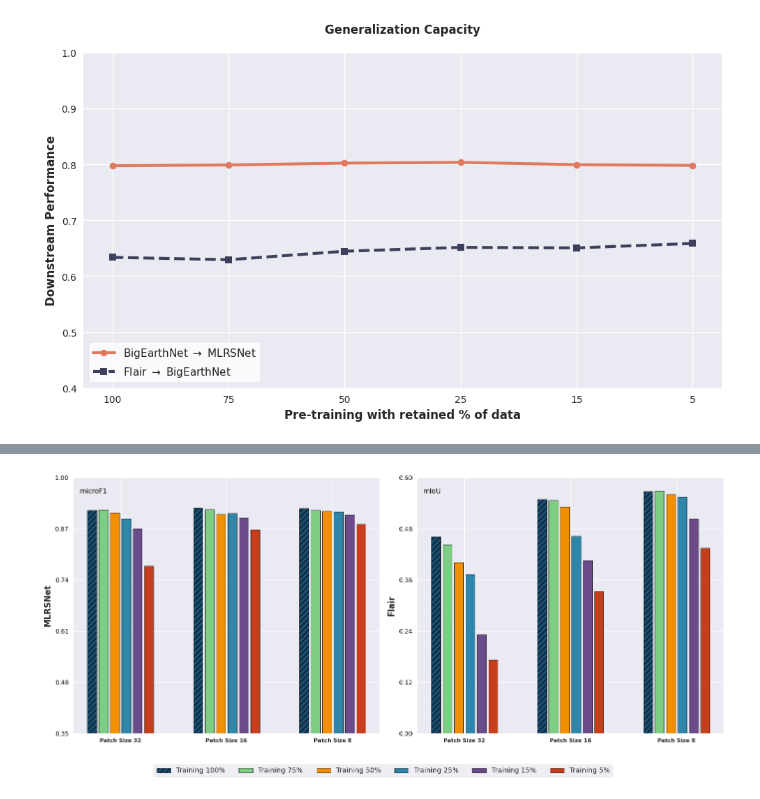
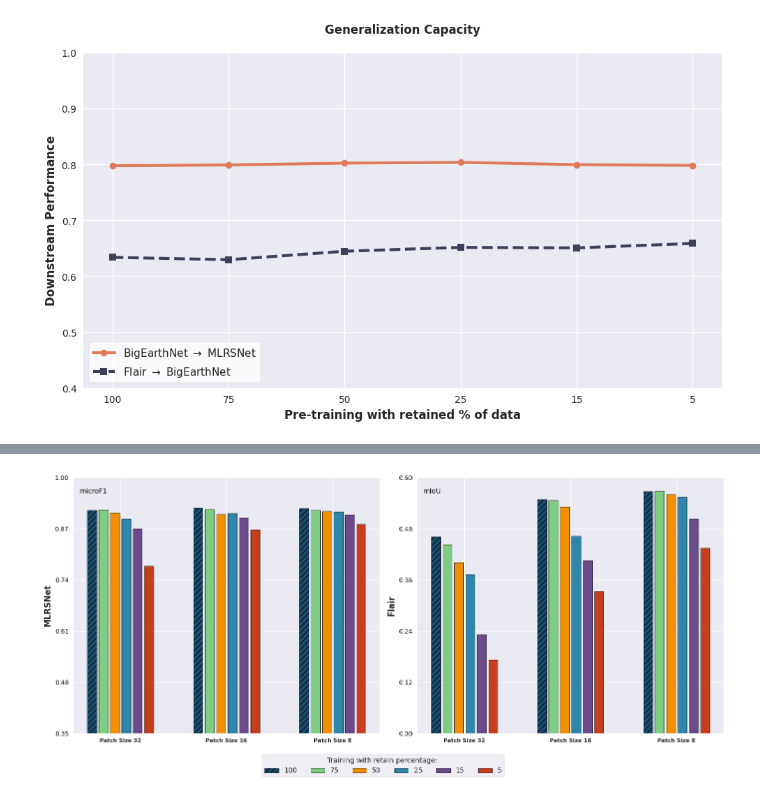
Before and after one commit to Orion-AI-Lab/RedundancyInvestigationEO, a Jupyter notebook: my_plots.ipynb, the cells around one changed output, grey strips where cells are left out. Cells and saved outputs as stored; diff of their text form; code cells hidden in the pictures.

Commit message:
final push + plots ready

```diff
--- a/my_plots.ipynb
+++ b/my_plots.ipynb
@@ -915,7 +906,7 @@ mpl.style.use('seaborn-v0_8')
 
 DATASETS = ['MLRSNet', 'Flair']
 GROUP_LABELS = ['Original', '2x Downscaling', '4x Downscaling', '8x Downscaling']
-BAR_SERIES_LABELS = ['100%', '75%', '50%', '25%', '15%', '5%']
+BAR_SERIES_LABELS = ['100', '75', '50', '25', '15', '5']
 N_GROUPS = 4
 N_BARS = 6
 
@@ -992,7 +983,7 @@ for idx, dataset in enumerate(DATASETS):
 
 # Global Legend
 fig.legend(handles=legend_handles, labels=BAR_SERIES_LABELS, loc='lower center',
-           ncol=6, fontsize=10, frameon=True, bbox_to_anchor=(0.5, -0.05))
+           ncol=6, fontsize=10, frameon=True, bbox_to_anchor=(0.5, -0.05), title='Training with retain percentage: ')
 
 plt.tight_layout(rect=[0, 0.05, 1, 1])
 os.makedirs('paper_plots', exist_ok=True)
@@ -1011,7 +1004,7 @@ mpl.style.use('seaborn-v0_8')
 
 DATASETS = ['MLRSNet', 'Flair']
 GROUP_LABELS = ['Patch Size 32', 'Patch Size 16', 'Patch Size 8']
-BAR_SERIES_LABELS = ['Training 100%', 'Training 75%', 'Training 50%', 'Training 25%', 'Training 15%', 'Training 5%']
+BAR_SERIES_LABELS = ['100', '75', '50', '25', '15', '5']
 N_GROUPS = 3
 N_BARS = 6
 
@@ -1064,33 +1057,33 @@ for idx, dataset in enumerate(DATASETS):
             kw['hatch'] = hatches[i]
 
         bars = ax.bar(x + offsets[i], values, bar_width, **kw)
 
         # Collect legend handles only once
         if idx == 0:
             legend_handles.append(bars[0])
 
     # Styling
     ymin, ymax = y_limits.get(dataset, (0, 1))
     ax.set_ylim(ymin, ymax)
     yticks = np.linspace(ymin, ymax, 6)
     ax.set_yticks(yticks)
     ax.set_yticklabels([f"{v:.2f}" for v in yticks], color='black', fontsize=9)
 
     ax.set_xticks(x)
     ax.set_xticklabels(GROUP_LABELS, fontsize=8, fontweight='bold')
     ax.set_ylabel(dataset, fontsize=12, fontweight='bold')
 
     # Position metric label (microF1/mIoU)
     ax.text(0.02, 0.96, metric_label.get(dataset, ''), transform=ax.transAxes,
             fontsize=10, va='top', color='black')
 
 # Global Legend
 fig.legend(handles=legend_handles, labels=BAR_SERIES_LABELS, loc='lower center',
-           ncol=6, fontsize=10, frameon=True, bbox_to_anchor=(0.5, -0.05))
+           ncol=6, fontsize=10, frameon=True, bbox_to_anchor=(0.5, -0.05), title='Training with retain percentage: ')
 
 plt.tight_layout(rect=[0, 0.05, 1, 1])
 os.makedirs('paper_plots', exist_ok=True)
-plt.savefig('paper_plots/Downscaling_effect.pdf', bbox_inches='tight')
+plt.savefig('paper_plots/patch_size_effect.pdf', bbox_inches='tight')
 plt.show()
 # %% [output]
-[figure, old version]
+[figure, new version]
```
Also changed, not shown: parts of 24 cells of this notebook, 2 other files.
